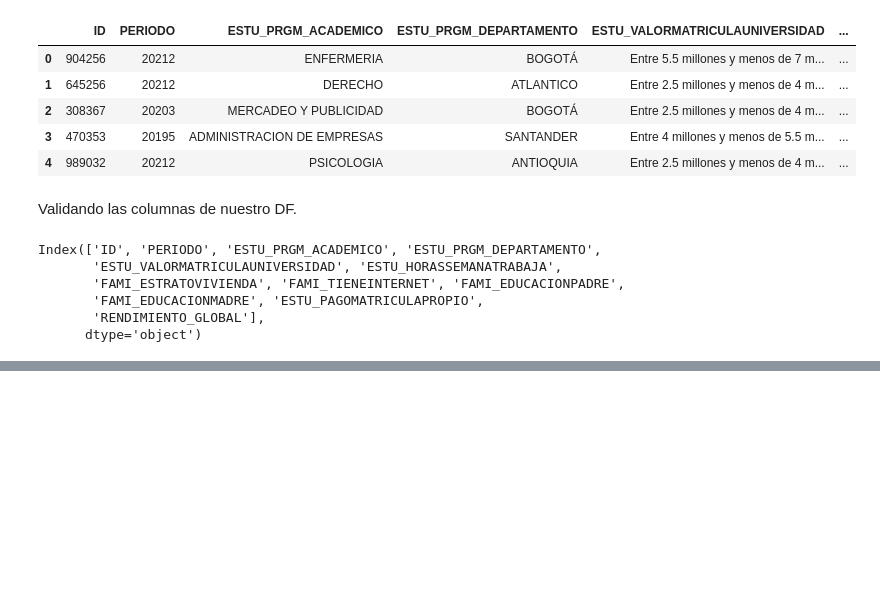
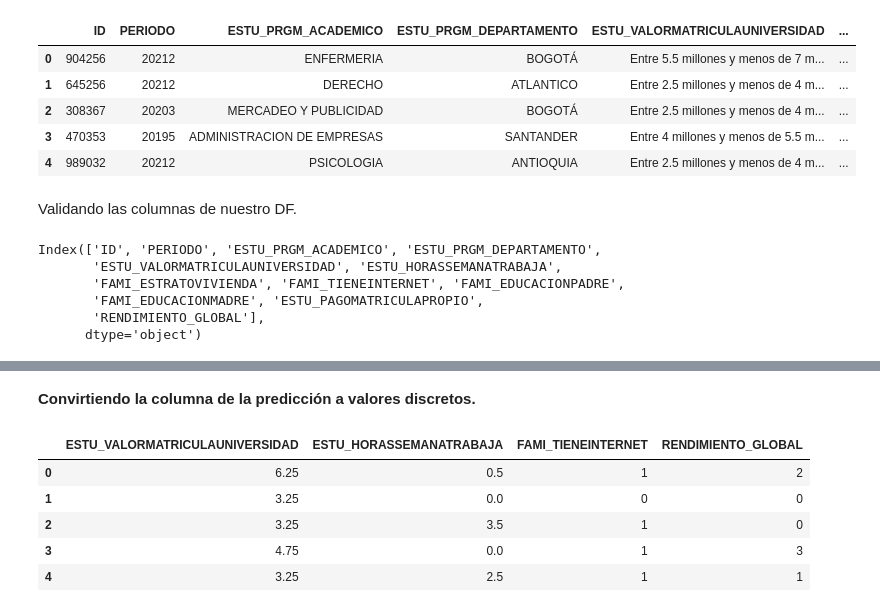
Before and after one commit to weimarquintero/UDEA-ai4eng-20242, a Jupyter notebook: 02 - preprocesado.ipynb, the cells around one changed output, grey strips where cells are left out. Drawn from its saved outputs; the diff is of its cells as text; code cells hidden in the pictures; blank space fills up the shorter version.

```diff
--- a/02 - preprocesado.ipynb
+++ b/02 - preprocesado.ipynb
@@ -85,0 +77,4 @@ dtype: int64
+# %%
+df_train.ESTU_VALORMATRICULAUNIVERSIDAD.values[df_train.ESTU_VALORMATRICULAUNIVERSIDAD.isna()] = 'no info'
+df_train.ESTU_HORASSEMANATRABAJA.values[df_train.ESTU_HORASSEMANATRABAJA.isna()] = 'no info'
+df_train.FAMI_TIENEINTERNET.values[df_train.FAMI_TIENEINTERNET.isna()] = 'no info'
@@ -85,0 +87,13 @@ dtype: int64
+# %%
+cmap = {'Entre 1 millón y menos de 2.5 millones': 1.75,
+ 'Entre 2.5 millones y menos de 4 millones': 3.25,
+ 'Menos de 500 mil': .250,
+ 'Entre 500 mil y menos de 1 millón': .75,
+ 'Entre 4 millones y menos de 5.5 millones': 4.75,
+ 'Más de 7 millones': 7.75,
+ 'Entre 5.5 millones y menos de 7 millones': 6.25,
+ 'No pagó matrícula': 0,
+ 'no info': -1}
+
+df_train.ESTU_VALORMATRICULAUNIVERSIDAD = np.r_[[cmap[i] for i in df_train.ESTU_VALORMATRICULAUNIVERSIDAD]]
+df_train.ESTU_VALORMATRICULAUNIVERSIDAD.value_counts()
@@ -85,0 +115,10 @@ dtype: int64
+# %%
+cmap = {'Entre 11 y 20 horas': 1.5,
+ 'Entre 21 y 30 horas': 2.5,
+ 'Menos de 10 horas': .5,
+ 'Más de 30 horas': 3.5,
+ '0': 0,
+ 'no info': -1}
+
+df_train.ESTU_HORASSEMANATRABAJA = np.r_[[cmap[i] for i in df_train.ESTU_HORASSEMANATRABAJA]]
+df_train.ESTU_HORASSEMANATRABAJA.value_counts()
@@ -85,0 +137,7 @@ dtype: int64
+# %%
+cmap = {'Si': 1,
+ 'No': 0,
+ 'no info': -1}
+
+df_train.FAMI_TIENEINTERNET = np.r_[[cmap[i] for i in df_train.FAMI_TIENEINTERNET]]
+df_train.FAMI_TIENEINTERNET.value_counts()
@@ -85,0 +151,15 @@ dtype: int64
+# %% [markdown]
+**Convirtiendo la columna de la predicción a valores discretos.**
+# %%
+y_col = 'RENDIMIENTO_GLOBAL'
+
+rmap = {'alto': 3, 'bajo':0, 'medio-bajo':1, 'medio-alto':2}
+df_train[y_col] = [rmap[i] for i in df_train[y_col]]
+df_train.head()
+# %% [output]
+|  | ESTU_VALORMATRICULAUNIVERSIDAD | ESTU_HORASSEMANATRABAJA | FAMI_TIENEINTERNET | RENDIMIENTO_GLOBAL |
+| 0 | 6.25 | 0.5 | 1 | 2 |
+| 1 | 3.25 | 0.0 | 0 | 0 |
+| 2 | 3.25 | 3.5 | 1 | 0 |
+| 3 | 4.75 | 0.0 | 1 | 3 |
+| 4 | 3.25 | 2.5 | 1 | 1 |
```
Also changed, not shown: parts of 23 cells of this notebook.
